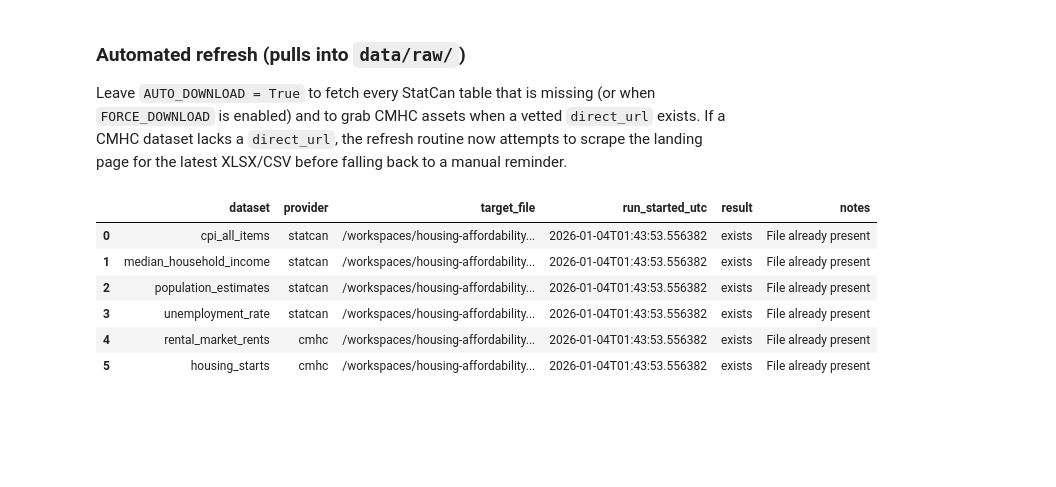
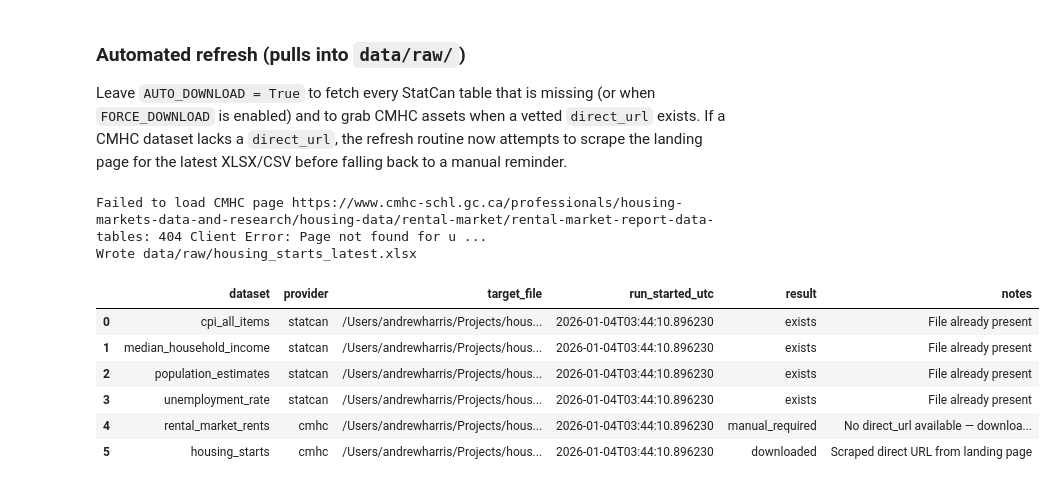
Before and after one commit to ajharris/housing-affordability, a Jupyter notebook: notebooks/00_ingest_plan.ipynb, the cells around one changed output. Saved outputs shown, nothing was run; the diff lists cells and outputs as text; code cells hidden in the pictures; blank space fills up the shorter version.

Commit message:
Remove direct_url

```diff
--- a/notebooks/00_ingest_plan.ipynb
+++ b/notebooks/00_ingest_plan.ipynb
@@ -185,7 +185,6 @@ datasets: list[Dataset] = [
         automation_status="semi-automatic",
         status_note="Uses the last verified CMHC Azure blob URL; update when the 2026 release ships.",
         page_url="https://www.cmhc-schl.gc.ca/professionals/housing-markets-data-and-research/housing-data/rental-market/rental-market-report-data-tables",
-        direct_url="https://assets.cmhc-schl.gc.ca/sites/cmhc/professional/housing-markets-data-and-research/housing-data-tables/rental-market/rental-market-report-data-tables/2025/rmr-canada-2025-en.xlsx?rev=11bbba5e-64a5-4dcd-a81f-7252c2b12537&_gl=1*529jeb*_gcl_au*NzkzNDcyMTcxLjE3NjY2MTc2NDU.*_ga*NTc3NDE3MTQyLjE3NjY2MTc2NDY.*_ga_CY7T7RT5C4*czE3NjY2MTc2NDYkbzEkZzEkdDE3NjY2MTc2NzQkajMyJGwwJGgw",
     ),
     Dataset(
         dataset="housing_starts",
@@ -199,7 +198,6 @@ datasets: list[Dataset] = [
         automation_status="semi-automatic",
         status_note="Pinned to the November 2025 CMHC housing starts release; refresh when the next workbook is published.",
         page_url="https://www.cmhc-schl.gc.ca/professionals/housing-markets-data-and-research/housing-data/data-tables/housing-market-data/monthly-housing-starts-construction-data-tables",
-        direct_url="https://assets.cmhc-schl.gc.ca/sites/cmhc/professional/housing-markets-data-and-research/housing-data-tables/housing-market-data/monthly-housing-starts-tables-2025-11-en.xlsx?rev=e382c912-340a-43df-88df-3d7758d6a22e",
     ),
 ]
 
@@ -336,7 +334,9 @@ def scrape_cmhc_direct_url(page_url: str) -> str | None:
         if not raw_url:
             return
         normalized = urljoin(page_url, raw_url.strip())
-        if normalized.lower().endswith((".xlsx", ".xls", ".csv")):
+        path_with_no_query = urlsplit(normalized).path.lower()
+        # CMHC blob URLs often end with .xlsx but add ?rev= query params
+        if path_with_no_query.endswith((".xlsx", ".xls", ".csv")):
             candidates.append(normalized)
 
     for tag in soup.find_all("a"):
@@ -423,42 +423,56 @@ for ds in datasets:
         else:
             download_statcan_table(ds.pid, dest)
             record["result"] = "downloaded"
     elif ds.provider == "cmhc":
         resolved_url = ds.direct_url
         scrape_note = ""
         if not resolved_url and ds.page_url:
             resolved_url = scrape_cmhc_direct_url(ds.page_url)
             if resolved_url:
                 scrape_note = "Scraped direct URL from landing page"
         if not resolved_url:
             record["result"] = "manual_required"
             record["notes"] = "No direct_url available — download from landing page"
         else:
             if dest.exists() and not FORCE_DOWNLOAD:
                 record["result"] = "exists"
                 record["notes"] = "File already present"
                 if scrape_note:
                     record["notes"] += f"; {scrape_note}"
             else:
-                download_cmhc_asset(resolved_url, dest)
-                record["result"] = "downloaded"
-                record["notes"] = scrape_note or ""
+                note_parts: list[str] = [scrape_note] if scrape_note else []
+                try:
+                    download_cmhc_asset(resolved_url, dest)
+                    record["result"] = "downloaded"
+                except requests.HTTPError as exc:
+                    status_code = exc.response.status_code if exc.response else "unknown"
+                    note_parts.append(
+                        f"HTTPError {status_code} — direct_url likely stale; grab manually"
+                    )
+                    record["result"] = "manual_required"
+                except Exception as exc:  # pragma: no cover - defensive fallback
+                    note_parts.append(f"Unexpected download error: {exc}")
+                    record["result"] = "manual_required"
+                finally:
+                    record["notes"] = "; ".join(part for part in note_parts if part)
     else:
         record["result"] = "unknown_provider"
         record["notes"] = f"Unhandled provider {ds.provider}"
 
     refresh_records.append(record)
 
 refresh_df = pd.DataFrame(refresh_records)
 refresh_df
 # %% [output]
+Failed to load CMHC page https://www.cmhc-schl.gc.ca/professionals/housing-markets-data-and-research/housing-data/rental-market/rental-market-report-data-tables: 404 Client Error: Page not found for u ...
+Wrote data/raw/housing_starts_latest.xlsx
 |  | dataset | provider | target_file | run_started_utc | result | notes |
-| 0 | cpi_all_items | statcan | /workspaces/housing-affordability... | 2026-01-04T01:43:53.556382 | exists | File already present |
-| 1 | median_household_income | statcan | /workspaces/housing-affordability... | 2026-01-04T01:43:53.556382 | exists | File already present |
-| 2 | population_estimates | statcan | /workspaces/housing-affordability... | 2026-01-04T01:43:53.556382 | exists | File already present |
-| 3 | unemployment_rate | statcan | /workspaces/housing-affordability... | 2026-01-04T01:43:53.556382 | exists | File already present |
-| 4 | rental_market_rents | cmhc | /workspaces/housing-affordability... | 2026-01-04T01:43:53.556382 | exists | File already present |
-| 5 | housing_starts | cmhc | /workspaces/housing-affordability... | 2026-01-04T01:43:53.556382 | exists | File already present |
+| 0 | cpi_all_items | statcan | /Users/andrewharris/Projects/hous... | 2026-01-04T03:44:10.896230 | exists | File already present |
+| 1 | median_household_income | statcan | /Users/andrewharris/Projects/hous... | 2026-01-04T03:44:10.896230 | exists | File already present |
+| 2 | population_estimates | statcan | /Users/andrewharris/Projects/hous... | 2026-01-04T03:44:10.896230 | exists | File already present |
+| 3 | unemployment_rate | statcan | /Users/andrewharris/Projects/hous... | 2026-01-04T03:44:10.896230 | exists | File already present |
+| 4 | rental_market_rents | cmhc | /Users/andrewharris/Projects/hous... | 2026-01-04T03:44:10.896230 | manual_required | No direct_url available — downloa... |
+| 5 | housing_starts | cmhc | /Users/andrewharris/Projects/hous... | 2026-01-04T03:44:10.896230 | downloaded | Scraped direct URL from landing page |
 # %%
 # Manifest of pending actions (re-run after each refresh)
 if "dataset_catalog" not in globals():
```
Also changed, not shown: parts of 2 cells of this notebook.
